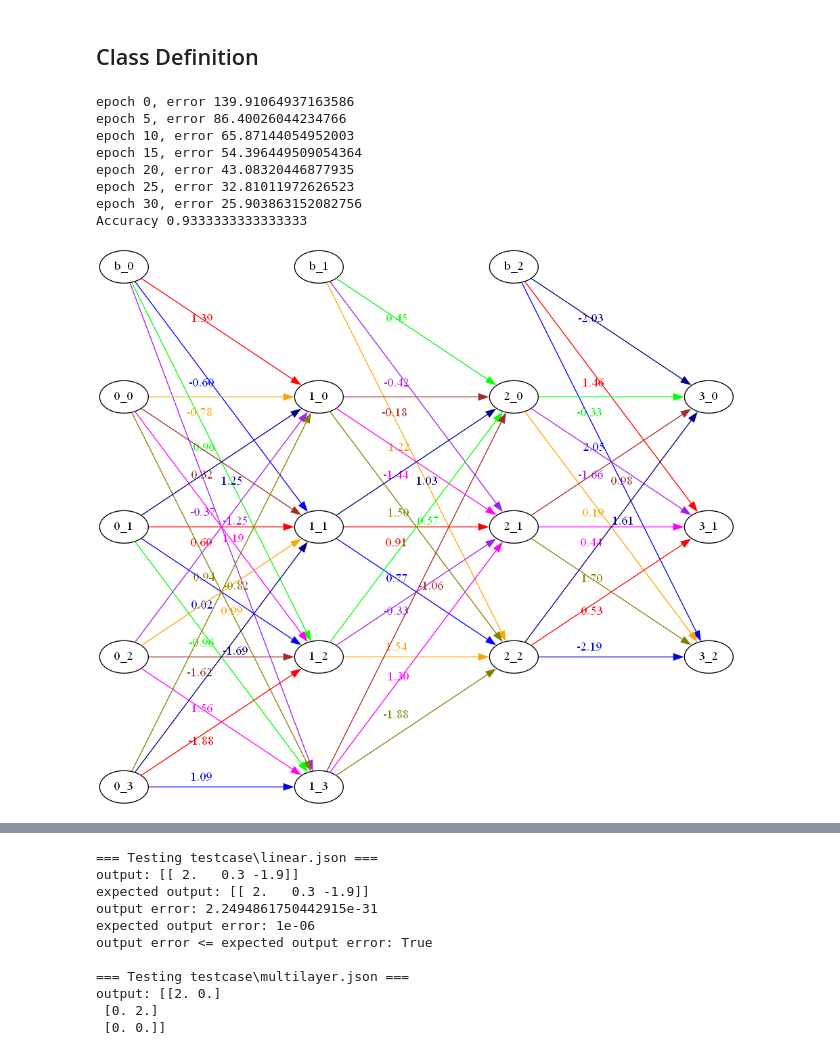
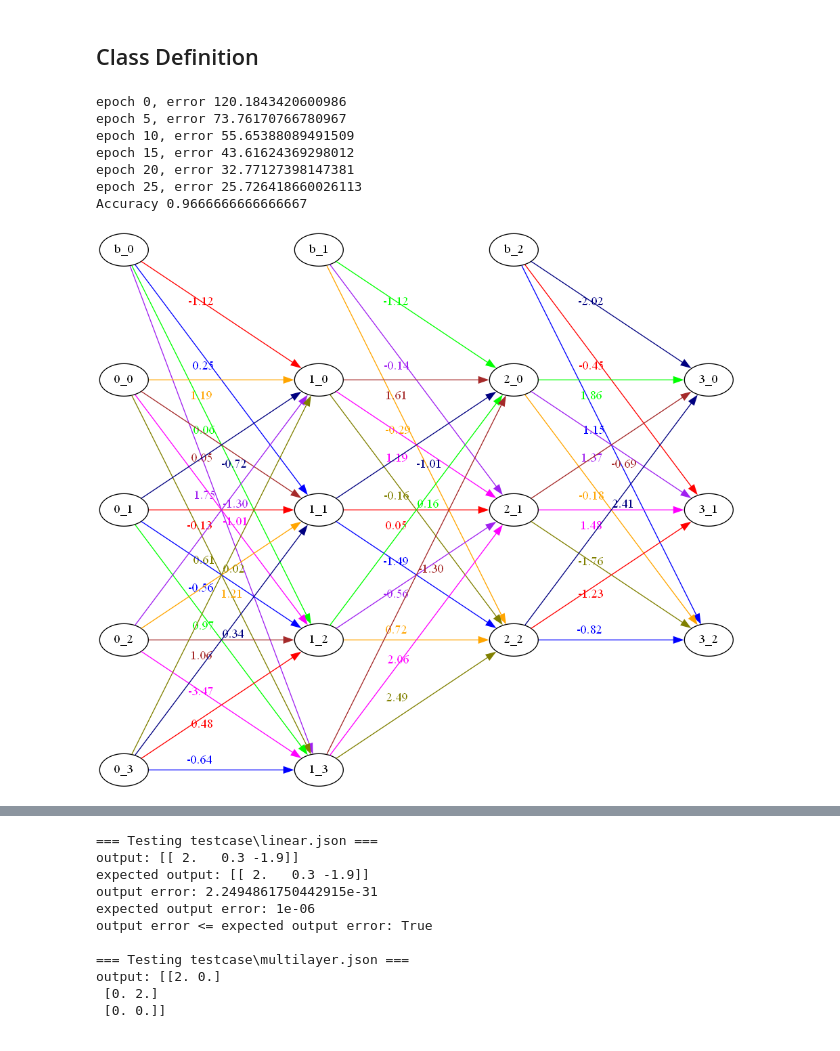
Before and after one commit to reverseon/tugas-besar-ml, a Jupyter notebook: main.ipynb, the cells around one changed output, grey strips where cells are left out. Cells and saved outputs as stored; diff of their text form; code cells hidden in the pictures.

```diff
--- a/main.ipynb
+++ b/main.ipynb
@@ -106,11 +106,6 @@ class FFNN:
     def fit(self, x, y, max_iter=10, lr=0.1, batch_size=None, err_threshold=None, verbose=False):
         assert x.ndim == 2
         assert x.shape[1] == self.n_neuron[0]
-        # scale x
-        x = minmaxscaler(x)
-        # one hot encode y
-        n_classes = len(np.unique(y))
-        y = np.eye(n_classes)[y]
         for epoch in range(max_iter):
             idx = range(0, x.shape[0], batch_size)
             rand_idx = np.random.permutation(idx)
@@ -134,9 +129,7 @@ class FFNN:
                 break
 
     def predict(self, x):
-        x = minmaxscaler(x)
-        y_pred = np.argmax(self.forward(x), axis=1)
-        return y_pred
+        return self.forward(x)
 
     def savetojson(self, filename):
         assert filename.endswith('.json')
@@ -199,29 +192,35 @@ class FFNN:
 # %%
 from sklearn.datasets import load_iris
 from sklearn.model_selection import train_test_split
 # reminder: implement stop at err < err_thres
 data = load_iris()
 x = data['data']
 y = data['target']
+# scale x
+x = minmaxscaler(x)
+# one hot encode y
+n_classes = len(np.unique(y))
+y = np.eye(n_classes)[y]
 x_train, x_test, y_train, y_test = train_test_split(x, y, test_size=0.2, random_state=42)
-m = FFNN([4, 4, 3, 3], ['relu', 'relu', 'softmax'], rand_seed=69)
+m = FFNN([4, 4, 3, 3], ['relu', 'relu', 'softmax'], rand_seed=144)
 m.fit(x_train, y_train, max_iter=100, lr=0.01, batch_size=5, err_threshold=25, verbose=5)
 y_pred = m.predict(x_test)
+y_pred = np.argmax(y_pred, axis=1)
+y_test = np.argmax(y_test, axis=1)
 
 print("Accuracy", np.sum(y_pred == y_test) / len(y_test))
 
 m.savetojson('iris.json')
 m.draw()
 # %% [output]
-epoch 0, error 139.91064937163586
-epoch 5, error 86.40026044234766
-epoch 10, error 65.87144054952003
-epoch 15, error 54.396449509054364
-epoch 20, error 43.08320446877935
-epoch 25, error 32.81011972626523
-epoch 30, error 25.903863152082756
-Accuracy 0.9333333333333333
+epoch 0, error 120.1843420600986
+epoch 5, error 73.76170766780967
+epoch 10, error 55.65388089491509
+epoch 15, error 43.61624369298012
+epoch 20, error 32.77127398147381
+epoch 25, error 25.726418660026113
+Accuracy 0.9666666666666667
-[figure, old version]
+[figure, new version]
 # %%
 ff = FFNN([3, 4, 4, 2, 1])
 np.random.seed(GLOBAL_SEED)
```
Also changed, not shown: parts of 2 cells of this notebook.
